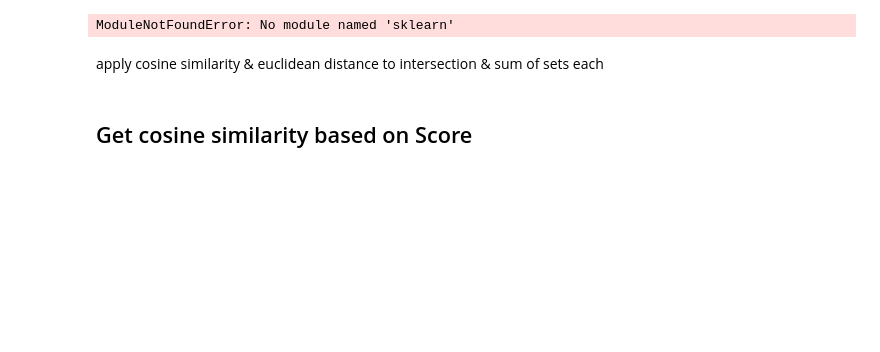
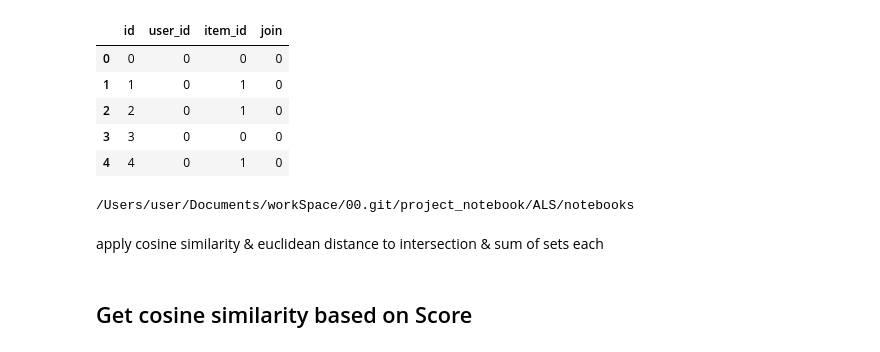
Before and after one commit to csLee94/project_notebook, a Jupyter notebook: ALS/notebooks/get_user_segments.ipynb, the cells around one changed output. Cells and saved outputs as stored; diff of their text form; code cells hidden in the pictures; blank space fills up the shorter version.

Commit message:
apply dotenv to files

```diff
--- a/ALS/notebooks/get_user_segments.ipynb
+++ b/ALS/notebooks/get_user_segments.ipynb
@@ -1,14 +1,32 @@
 # %%
+import os
+from dotenv import load_dotenv
 import numpy as np
 import pandas as pd
 import matplotlib.pyplot as plt
 import seaborn as sns
 # from sklearn.metrics.pairwise import cosine_similarity
 
-df_data_org = pd.read_json("./data/test.json", lines=True)
+load_dotenv()
+
+base_path = os.getenv("BASE_LOCAL_DIR_PATH")
+
+df_data_org = pd.read_json(f"{base_path}project_notebook/ALS/data/test.json", lines=True)
 df_data_org.head()
 # %% [output]
-ModuleNotFoundError: No module named 'sklearn'
+|  | id | user_id | item_id | join |
+| 0 | 0 | 0 | 0 | 0 |
+| 1 | 1 | 0 | 1 | 0 |
+| 2 | 2 | 0 | 1 | 0 |
+| 3 | 3 | 0 | 0 | 0 |
+| 4 | 4 | 0 | 1 | 0 |
+# %%
+import os
+
+print(os.getcwd())
+# print(os.path.realpath(__file__))
+# %% [output]
+/Users/user/Documents/workSpace/00.git/project_notebook/ALS/notebooks
 # %% [markdown]
 apply cosine similarity & euclidean distance to intersection & sum of sets each
 # %% [markdown]
```
Also changed, not shown: parts of 1 cell of this notebook.
